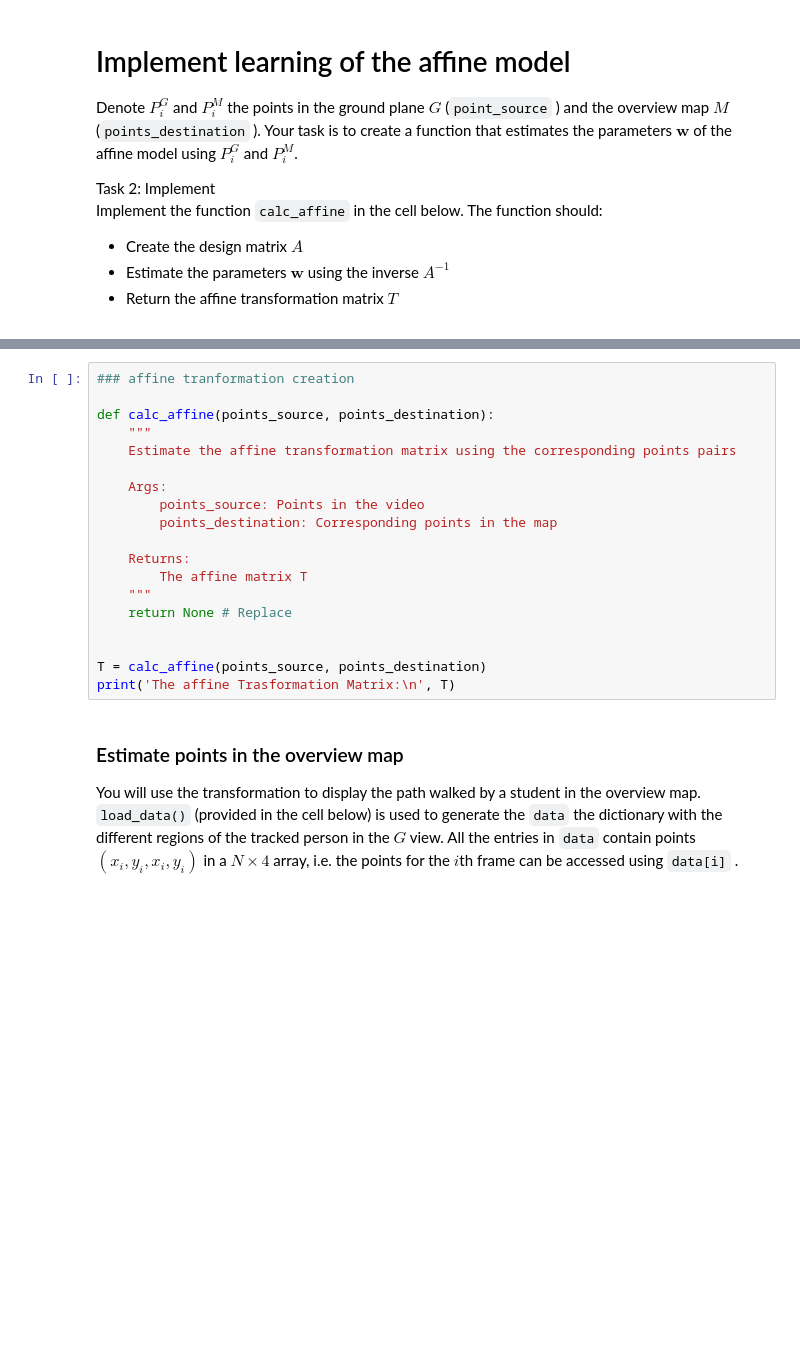
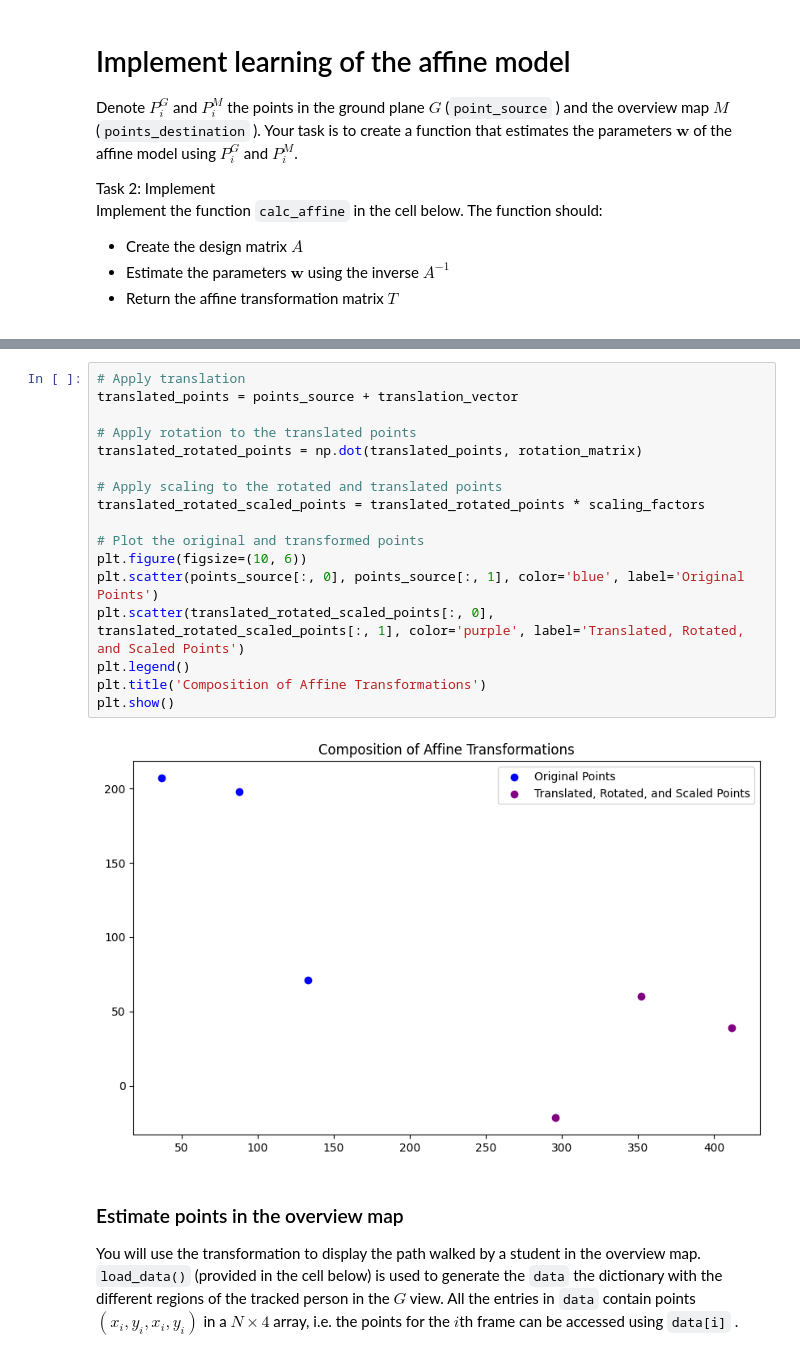
Before and after one commit to Kether180/MachineLearning_2024, a Jupyter notebook: 02-material/W04/02-affine.ipynb, the cells around one changed output, grey strips where cells are left out. Cells and saved outputs as stored; diff of their text form; blank space fills up the shorter version.

```diff
--- a/02-material/W04/02-affine.ipynb
+++ b/02-material/W04/02-affine.ipynb
@@ -302,22 +345,22 @@ Implement the function `calc_affine`
 # %%
-### affine tranformation creation
+# Apply translation
+translated_points = points_source + translation_vector
 
-def calc_affine(points_source, points_destination):
-    """
-    Estimate the affine transformation matrix using the corresponding points pairs
+# Apply rotation to the translated points
+translated_rotated_points = np.dot(translated_points, rotation_matrix)
 
-    Args:
-        points_source: Points in the video
-        points_destination: Corresponding points in the map
+# Apply scaling to the rotated and translated points
+translated_rotated_scaled_points = translated_rotated_points * scaling_factors
 
-    Returns:
-        The affine matrix T
-    """
-    return None # Replace
-
-
-T = calc_affine(points_source, points_destination)
-print('The affine Trasformation Matrix:\n', T)
+# Plot the original and transformed points
+plt.figure(figsize=(10, 6))
+plt.scatter(points_source[:, 0], points_source[:, 1], color='blue', label='Original Points')
+plt.scatter(translated_rotated_scaled_points[:, 0], translated_rotated_scaled_points[:, 1], color='purple', label='Translated, Rotated, and Scaled Points')
+plt.legend()
+plt.title('Composition of Affine Transformations')
+plt.show()
+# %% [output]
+[figure, added]
 # %% [markdown]
 ### Estimate points in the overview map
 You will use the transformation to display the path walked by a
```
Also changed, not shown: parts of 8 cells of this notebook, 2 other files.
